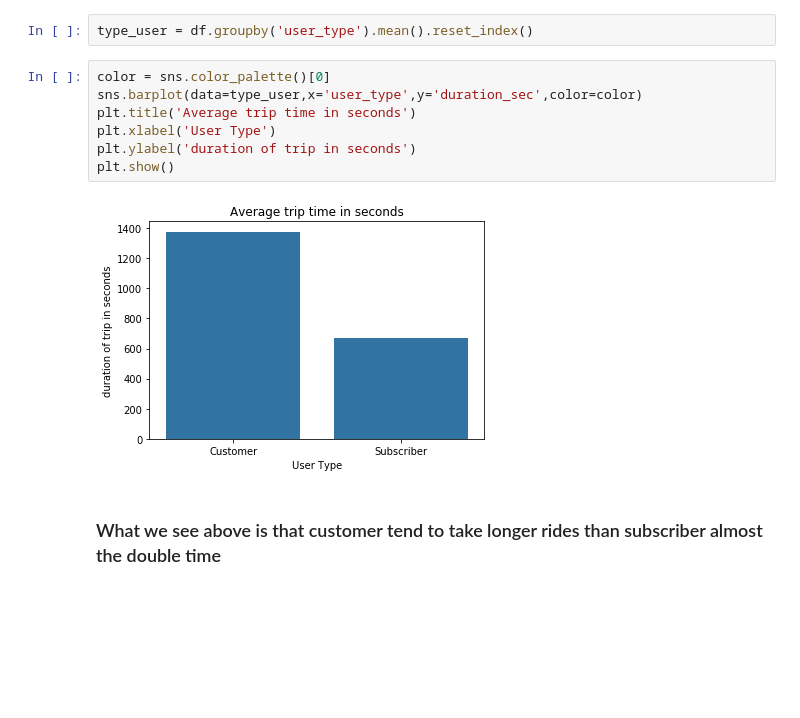
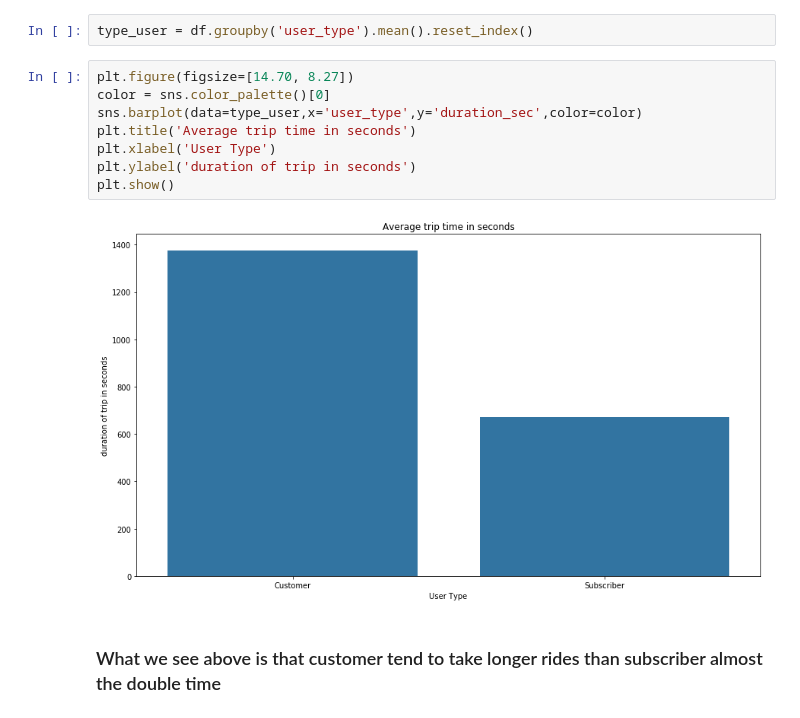
Before and after one commit to ZeadAlkhonein/FordGoBikeAnalysis, a Jupyter notebook: ExplantoryAnalysis.ipynb, the cells around one changed output. Cells and saved outputs as stored; diff of their text form; blank space fills up the shorter version.

```diff
--- a/ExplantoryAnalysis.ipynb
+++ b/ExplantoryAnalysis.ipynb
@@ -34,14 +34,15 @@ df['end_time']= pd.to_datetime(df['end_time'])
 # %%
 type_user = df.groupby('user_type').mean().reset_index()
 # %%
+plt.figure(figsize=[14.70, 8.27])
 color = sns.color_palette()[0]
 sns.barplot(data=type_user,x='user_type',y='duration_sec',color=color)
 plt.title('Average trip time in seconds')
 plt.xlabel('User Type')
 plt.ylabel('duration of trip in seconds')
 plt.show()
 # %% [output]
-[figure, old version]
+[figure, new version]
 # %% [markdown]
 ### What we see above is that customer tend to take longer rides than subscriber almost the double time
 # %%
```
Also changed, not shown: parts of 3 cells of this notebook, 3 other files.
